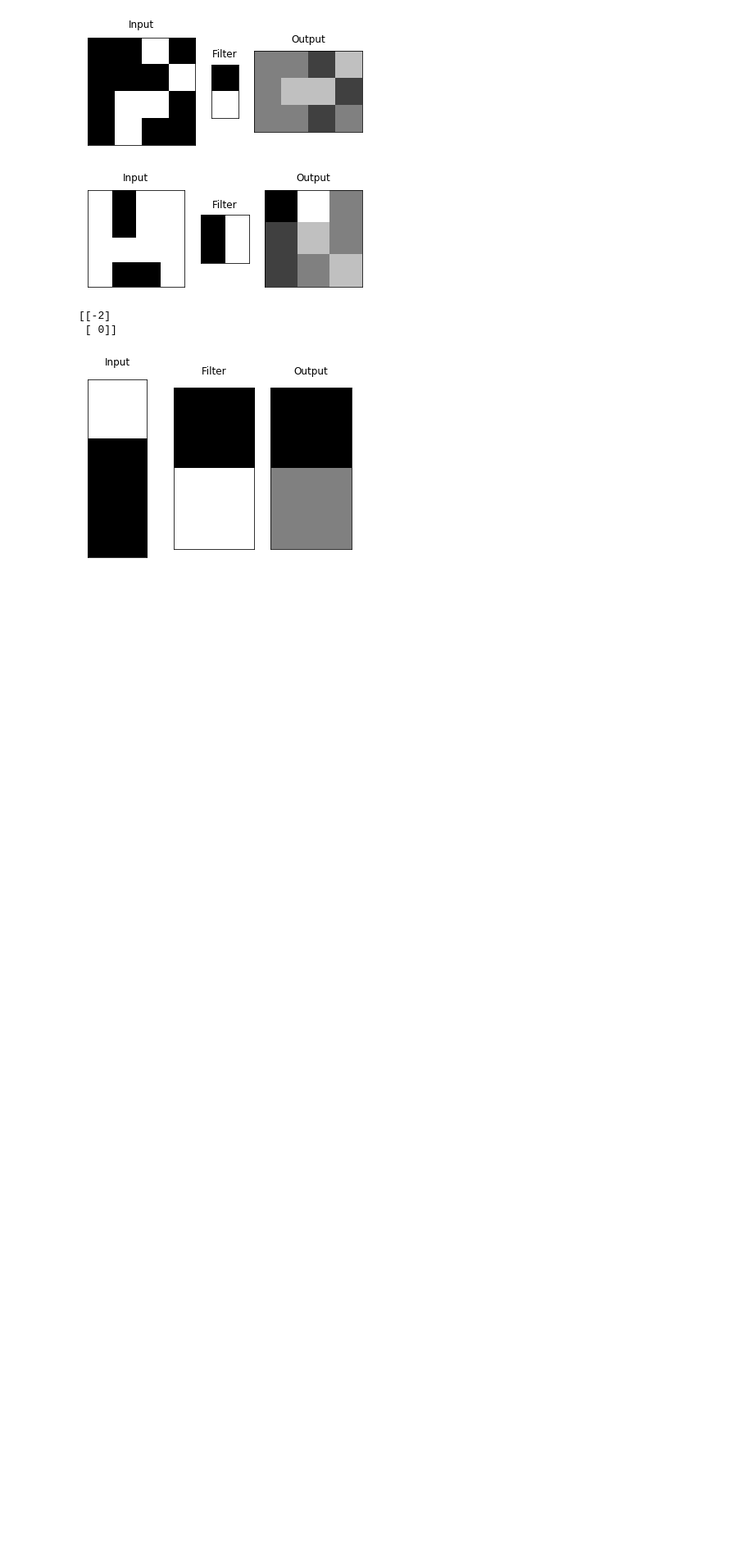
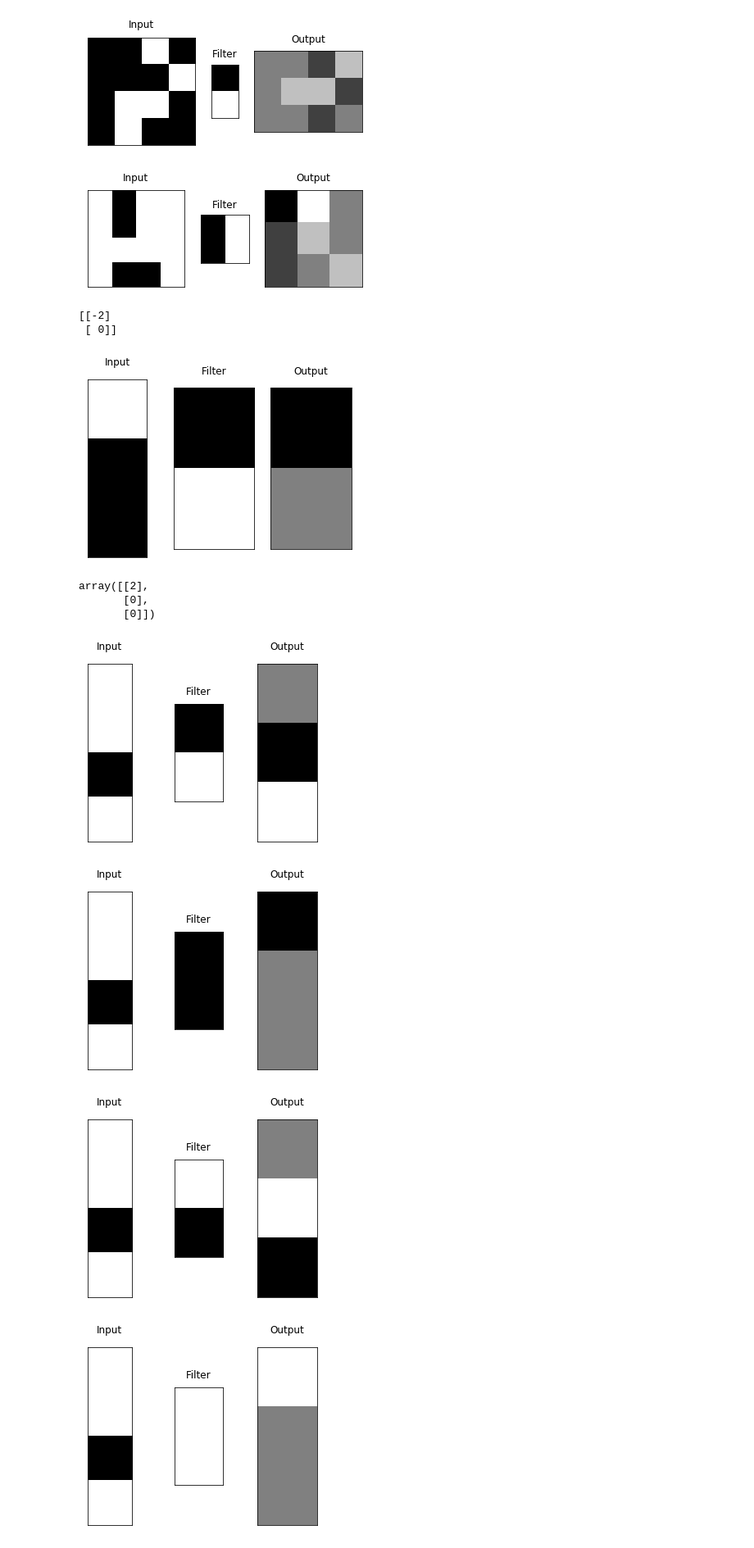
Before and after one commit to akim330/interpretability-project, a Jupyter notebook: simple_convs.ipynb, the cells around one changed output. Shown: that part at 82% size. Cells and saved outputs as stored; diff of their text form; code cells hidden in the pictures; blank space fills up the shorter version.

```diff
--- a/simple_convs.ipynb
+++ b/simple_convs.ipynb
@@ -18,7 +18,7 @@ def visualize_conv(input, filter, padding=False, full_wb_range=True):
         mode = 'valid'
 
     output = correlate(input, filter, mode=mode)
-    ratio = input.shape[1] / filter.shape[1]
+    ratio = input.shape[0] / filter.shape[0]
     max_value = np.sum(abs(filter)) * w
 
     fig, axs = plt.subplots(1, 3, gridspec_kw = dict(width_ratios = [ratio,1,ratio]))
@@ -27,7 +27,8 @@ def visualize_conv(input, filter, padding=False, full_wb_range=True):
     axs[0].set_xticks([])
     axs[0].set_yticks([])
 
-    axs[1].matshow(filter, cmap=plt.cm.gray)
+
+    axs[1].matshow(filter, cmap=plt.cm.gray, vmin=-1, vmax=1)
     axs[1].set_title('Filter')
     axs[1].set_xticks([])
     axs[1].set_yticks([])
@@ -78,11 +79,20 @@ h_edge_22 = np.array([[-1, -1],
 diag_22 = np.array([[1, -1],
                     [-1, 1]])
 
-diff_21 = np.array([[-1],
+bw_21 = np.array([[-1],
                    [1]])
 
-same_21 = np.array([[1],
-                    [1]])
+bb_21 = np.array([[-1],
+                    [-1]])
+
+wb_21 = np.array([[1],
+                [-1]])
+
+ww_21 = np.array([[1],
+                [1]])
+
+same_21 = np.array([[-1],
+                    [-1]])
 
 v_edge_33 = np.array([[-1, 2, -1],
                       [-1, 2, -1],
@@ -147,3 +157,21 @@ print(output)
 [[-2]
  [ 0]]
 [figure]
+# %%
+input = get_rand_input((4,1))
+
+visualize_conv(input, bw_21, padding=False, full_wb_range=False)
+
+visualize_conv(input, bb_21, padding=False, full_wb_range=False)
+
+visualize_conv(input, wb_21, padding=False, full_wb_range=False)
+
+visualize_conv(input, ww_21, padding=False, full_wb_range=False)
+# %% [output]
+array([[2],
+       [0],
+       [0]])
+[figure, added]
+[figure, added]
+[figure, added]
+[figure, added]
```
Also changed, not shown: parts of 5 cells of this notebook.
